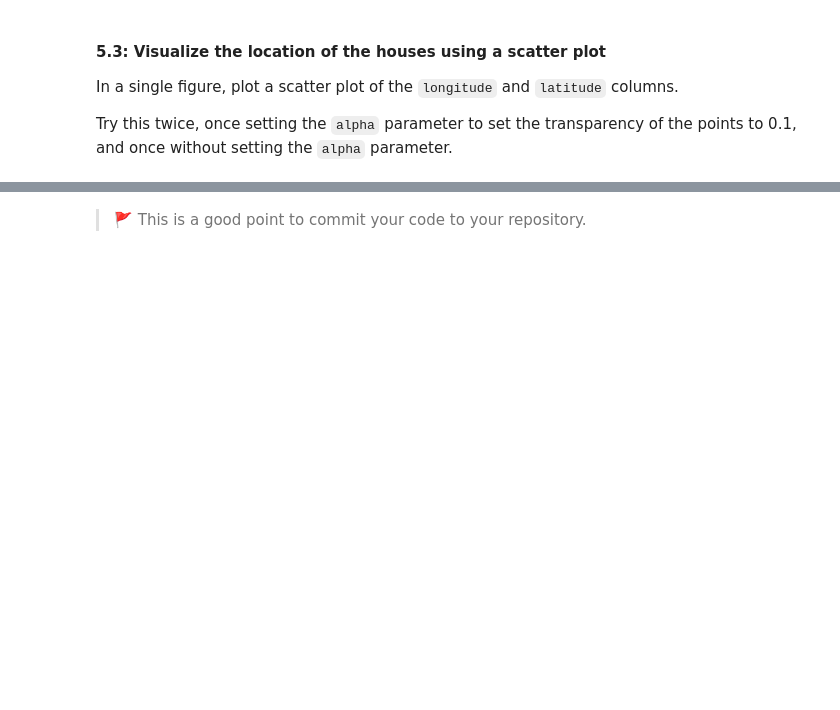
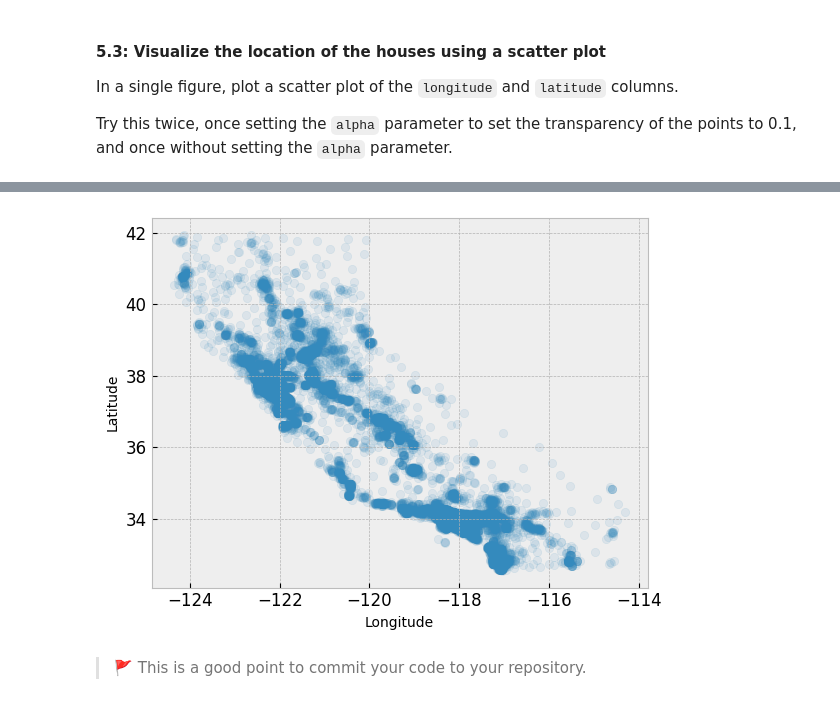
Before and after one commit to IT4063-Spring2025/eda-assignment-RautelaAbhishek, a Jupyter notebook: notebook.ipynb, the cells around one changed output, grey strips where cells are left out. Saved outputs shown, nothing was run; the diff lists cells and outputs as text; code cells hidden in the pictures; blank space fills up the shorter version.

```diff
--- a/notebook.ipynb
+++ b/notebook.ipynb
@@ -214,3 +218,11 @@ Try this twice, once setting the `alpha` parameter to set the transparency of th
+# %%
+# 💻 scatter plat with alpha
+plt.scatter(housing["longitude"], housing["latitude"],alpha=0.1)
+plt.xlabel("Longitude")
+plt.ylabel("Latitude")
+plt.show()
+# %% [output]
+[figure, added]
 # %% [markdown]
 > 🚩 This is a good point to commit your code to your repository.
 # %% [markdown]
```
Also changed, not shown: parts of 4 cells of this notebook.
